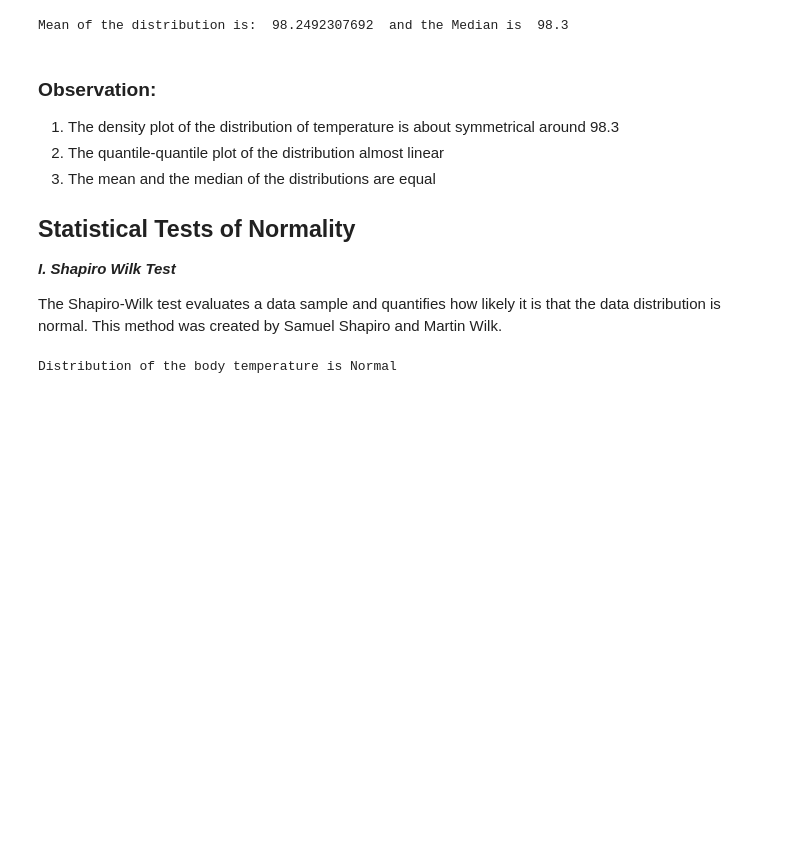
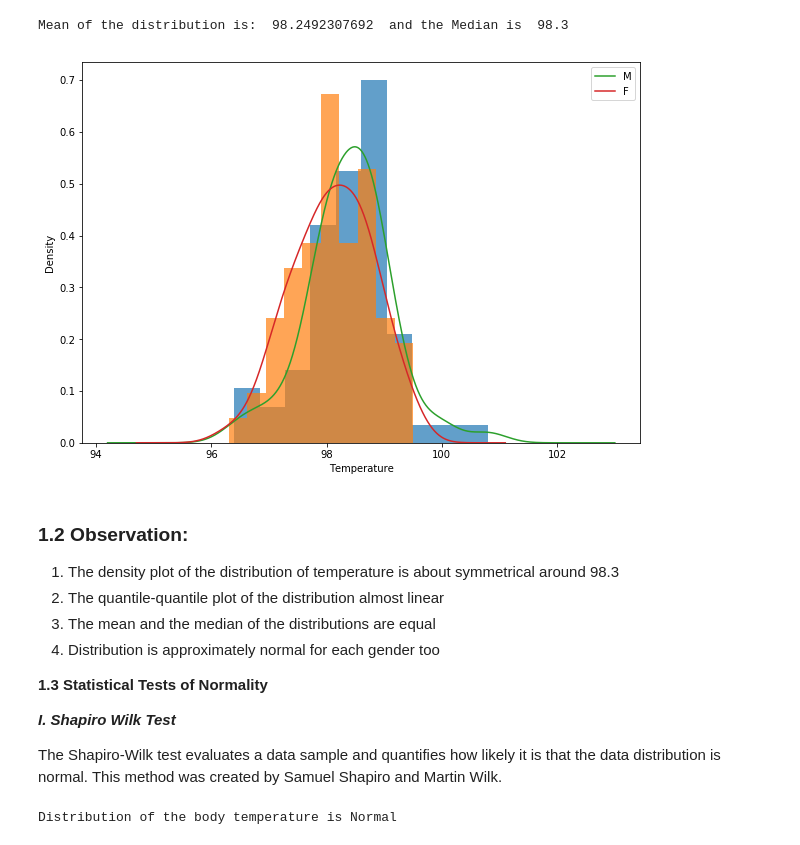
Before and after one commit to zbiswas3/Datascience-Projects, a Jupyter notebook: Data Science Mini projects in Python/Human Temperature EDA/sliderule_dsi_inferential_statistics_exercise_1.ipynb, the cells around one changed output. Saved outputs shown, nothing was run; the diff lists cells and outputs as text; code cells hidden in the pictures; blank space fills up the shorter version.

```diff
--- a/Data Science Mini projects in Python/Human Temperature EDA/sliderule_dsi_inferential_statistics_exercise_1.ipynb
+++ b/Data Science Mini projects in Python/Human Temperature EDA/sliderule_dsi_inferential_statistics_exercise_1.ipynb
@@ -103,15 +110,26 @@ plt.show()
 print('Mean of the distribution is: ',np.mean(df['temperature']),' and the Median is ',np.median(df['temperature']))
 # %% [output]
 Mean of the distribution is:  98.2492307692  and the Median is  98.3
+# %%
+# the density plot and the histogram of the distribution of the body temperature for each gender
+plt.figure(figsize=(10, 7))
+df.groupby('gender')['temperature'].hist(normed='True', alpha =0.7)
+df.groupby('gender')['temperature'].plot(kind='kde')
+plt.legend(set(df.gender))
+plt.xlabel('Temperature')
+plt.show()
+# %% [output]
+[figure, added]
 # %% [markdown]
-### Observation: ###
+### 1.2 Observation: ###
 
 1. The density plot of the distribution of temperature is about symmetrical around 98.3
 2. The quantile-quantile plot of the distribution almost linear
 3. The mean and the median of the distributions are equal
+4. Distribution is approximately normal for each gender too
 
 
-## Statistical Tests of Normality ##
+**1.3 Statistical Tests of Normality**
 
 ***I. Shapiro Wilk Test***
 
```
Also changed, not shown: parts of 37 cells of this notebook, 20 other files.
